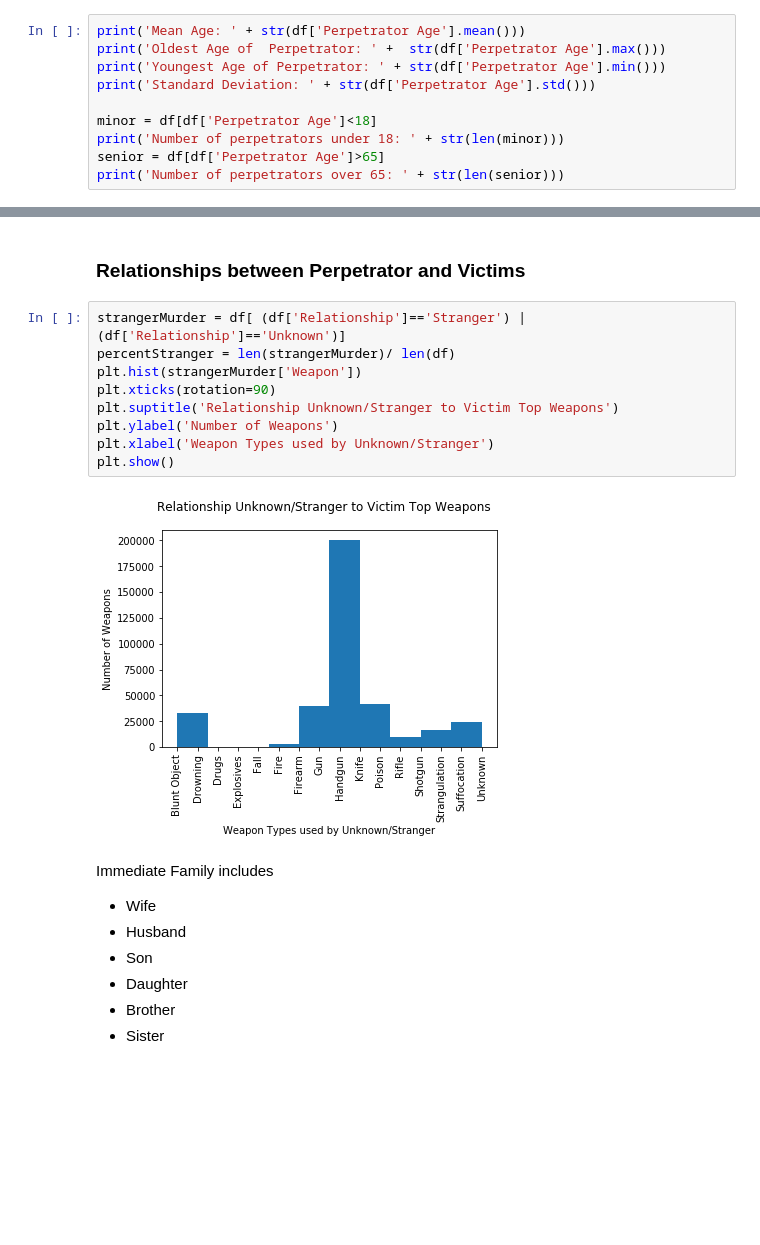
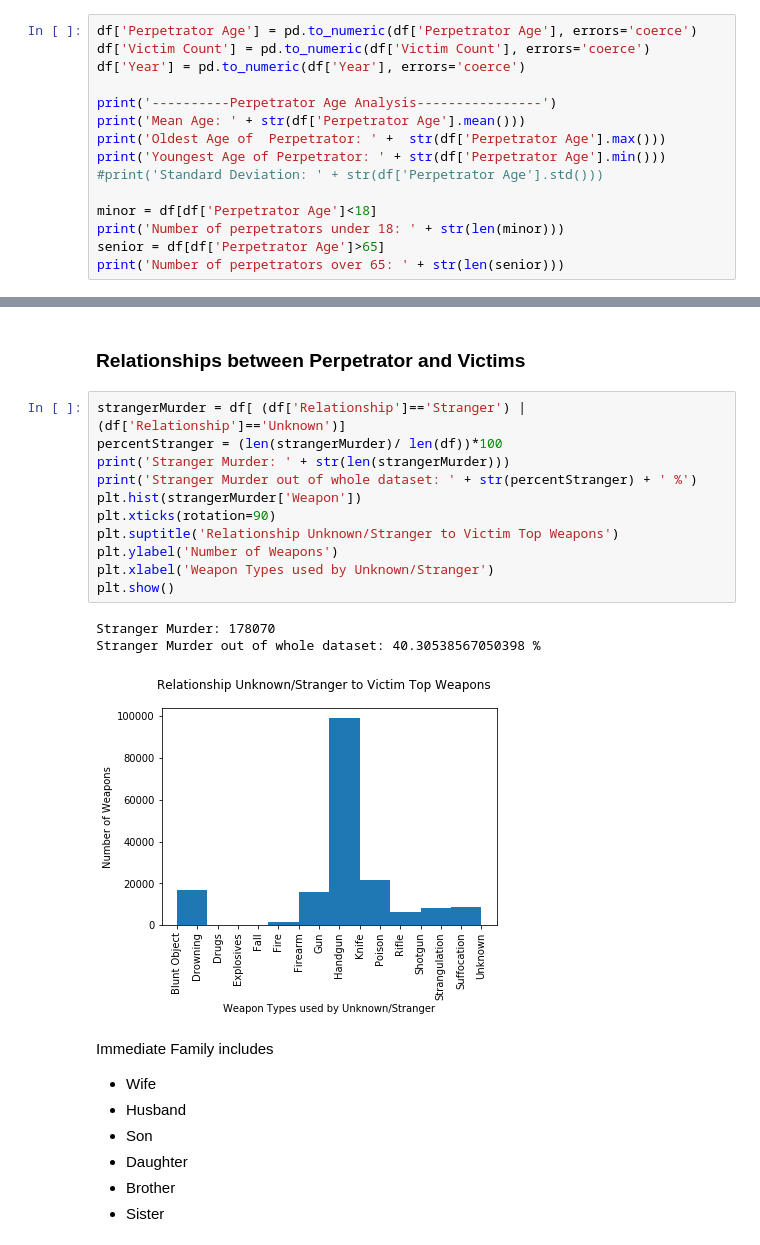
Before and after one commit to AoifeNicAntSaoir/BigData_KDDHomicide, a Jupyter notebook: BigDataCa.ipynb, the cells around one changed output, grey strips where cells are left out. Saved outputs shown, nothing was run; the diff lists cells and outputs as text; blank space fills up the shorter version.

```diff
--- a/BigDataCa.ipynb
+++ b/BigDataCa.ipynb
@@ -145,10 +186,15 @@ plt.show()
 # %% [markdown]
 Perpetrator Age Profile
 # %%
+df['Perpetrator Age'] = pd.to_numeric(df['Perpetrator Age'], errors='coerce')
+df['Victim Count'] = pd.to_numeric(df['Victim Count'], errors='coerce')
+df['Year'] = pd.to_numeric(df['Year'], errors='coerce')
+
+print('----------Perpetrator Age Analysis----------------')
 print('Mean Age: ' + str(df['Perpetrator Age'].mean()))
 print('Oldest Age of  Perpetrator: ' +  str(df['Perpetrator Age'].max()))
 print('Youngest Age of Perpetrator: ' + str(df['Perpetrator Age'].min()))
-print('Standard Deviation: ' + str(df['Perpetrator Age'].std()))
+#print('Standard Deviation: ' + str(df['Perpetrator Age'].std()))
 
 minor = df[df['Perpetrator Age']<18]
 print('Number of perpetrators under 18: ' + str(len(minor)))
@@ -192,15 +239,19 @@ Year with the least homicides was 14331
 ### Relationships between Perpetrator and Victims
 # %%
 strangerMurder = df[ (df['Relationship']=='Stranger') | (df['Relationship']=='Unknown')]
-percentStranger = len(strangerMurder)/ len(df)
+percentStranger = (len(strangerMurder)/ len(df))*100
+print('Stranger Murder: ' + str(len(strangerMurder)))
+print('Stranger Murder out of whole dataset: ' + str(percentStranger) + ' %')
 plt.hist(strangerMurder['Weapon'])
 plt.xticks(rotation=90)
 plt.suptitle('Relationship Unknown/Stranger to Victim Top Weapons')
 plt.ylabel('Number of Weapons')
 plt.xlabel('Weapon Types used by Unknown/Stranger')
 plt.show()
 # %% [output]
+Stranger Murder: 178070
+Stranger Murder out of whole dataset: 40.30538567050398 %
-[figure, old version]
+[figure, new version]
 # %% [markdown]
 Immediate Family includes
 - Wife
```
Also changed, not shown: parts of 18 cells of this notebook, 1 other file.
